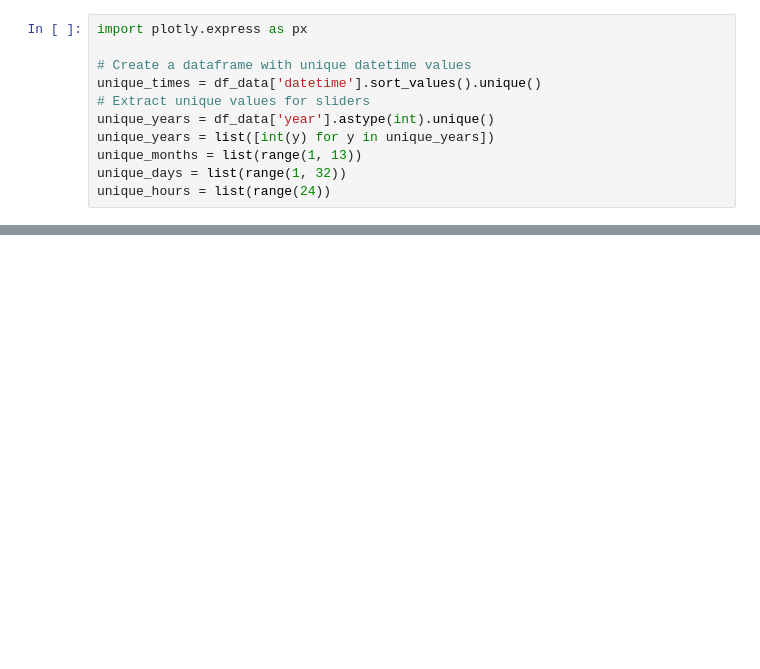
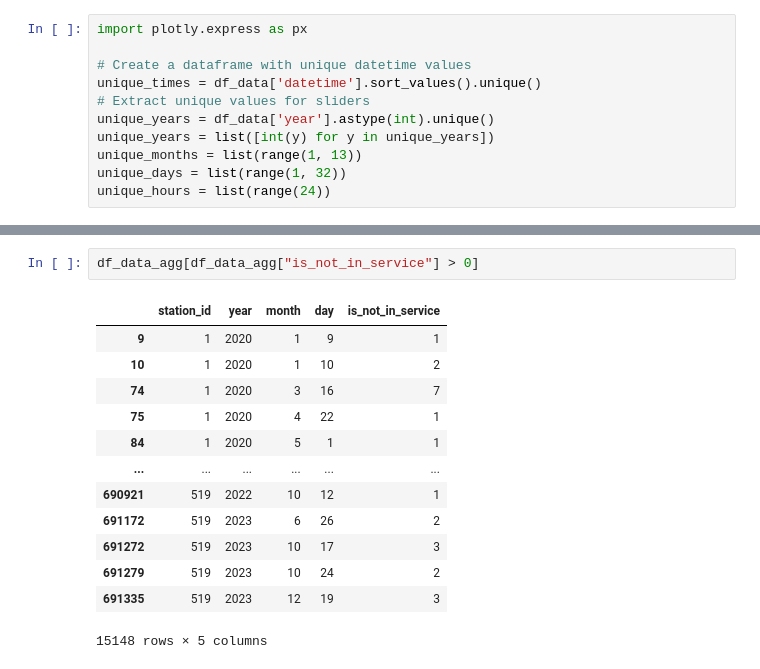
Before and after one commit to carlesonielfa/dsml-capstone, a Jupyter notebook: visualize_maintenance.ipynb, the cells around one changed output, grey strips where cells are left out. Saved outputs shown, nothing was run; the diff lists cells and outputs as text; blank space fills up the shorter version.

```diff
--- a/visualize_maintenance.ipynb
+++ b/visualize_maintenance.ipynb
@@ -209,0 +235,16 @@ if __name__ == '__main__':
+# %%
+df_data_agg[df_data_agg["is_not_in_service"] > 0]
+# %% [output]
+|  | station_id | year | month | day | is_not_in_service |
+| 9 | 1 | 2020 | 1 | 9 | 1 |
+| 10 | 1 | 2020 | 1 | 10 | 2 |
+| 74 | 1 | 2020 | 3 | 16 | 7 |
+| 75 | 1 | 2020 | 4 | 22 | 1 |
+| 84 | 1 | 2020 | 5 | 1 | 1 |
+| ... | ... | ... | ... | ... | ... |
+| 690921 | 519 | 2022 | 10 | 12 | 1 |
+| 691172 | 519 | 2023 | 6 | 26 | 2 |
+| 691272 | 519 | 2023 | 10 | 17 | 3 |
+| 691279 | 519 | 2023 | 10 | 24 | 2 |
+| 691335 | 519 | 2023 | 12 | 19 | 3 |
+15148 rows × 5 columns
```
Also changed, not shown: parts of 6 cells of this notebook.
